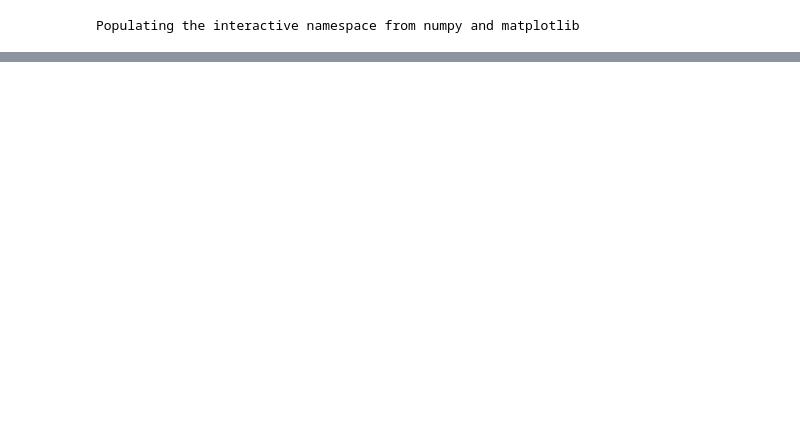
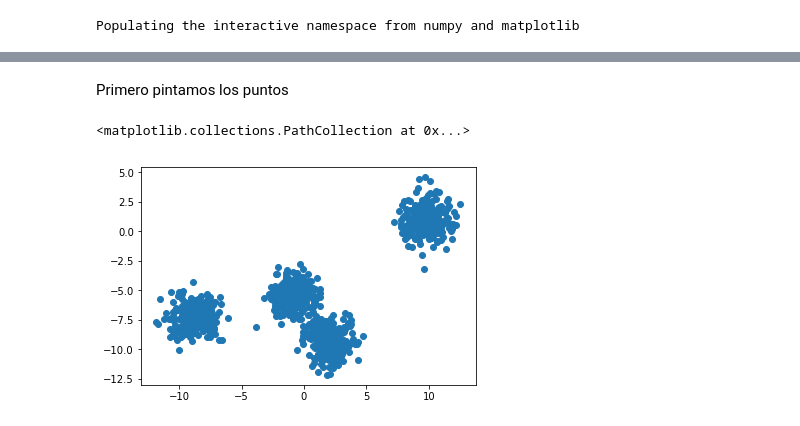
Before and after one commit to dmolina/es_intro_python, a Jupyter notebook: 01-Instalación.ipynb, the cells around one changed output, grey strips where cells are left out. Drawn from its saved outputs; the diff is of its cells as text; code cells hidden in the pictures; blank space fills up the shorter version.

```diff
--- a/01-Instalación.ipynb
+++ b/01-Instalación.ipynb
@@ -144,0 +176,15 @@ import matplotlib.pyplot as plt
+# %%
+# Creamos los puntos
+n = 1000
+k = 4
+
+# Generate fake data
+data, labels = sklearn.datasets.make_blobs(
+    n_samples=n, n_features=2, centers=k)
+# %% [markdown]
+Primero pintamos los puntos
+# %%
+plot.scatter(data[:, 0], data[:, 1])
+# %% [output]
+<matplotlib.collections.PathCollection at 0x...>
+[figure, added]
```
Also changed, not shown: parts of 15 cells of this notebook, 1 other file.
